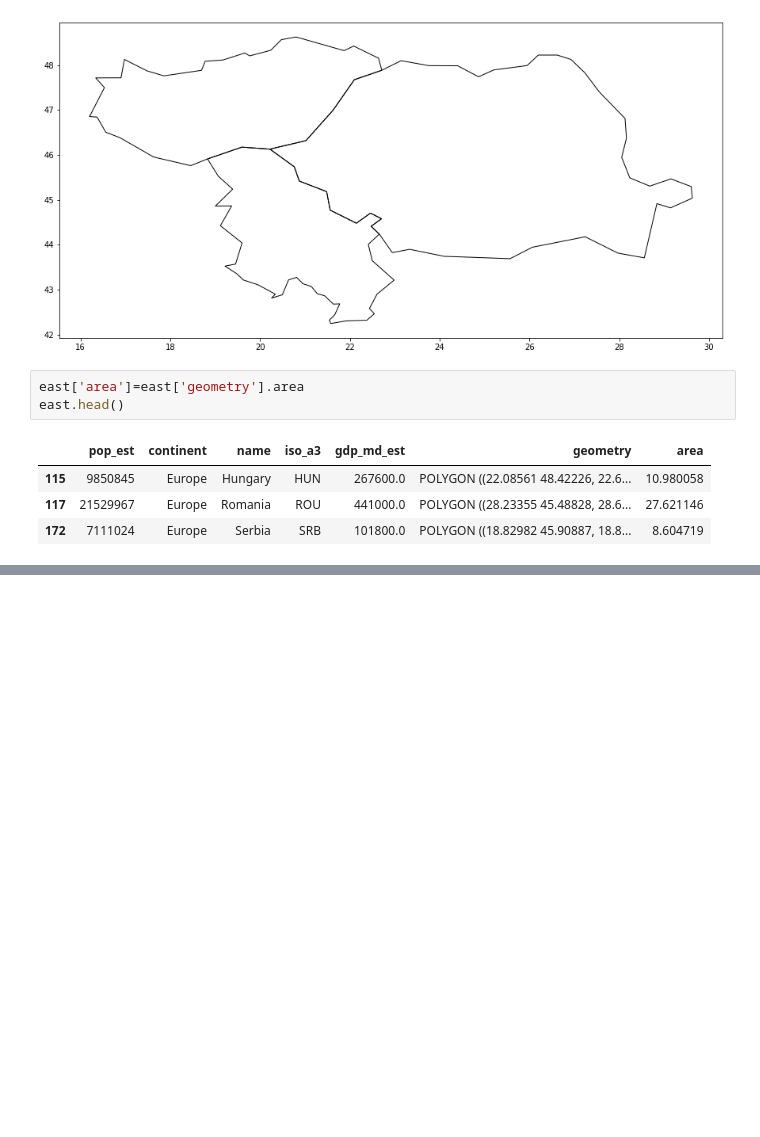
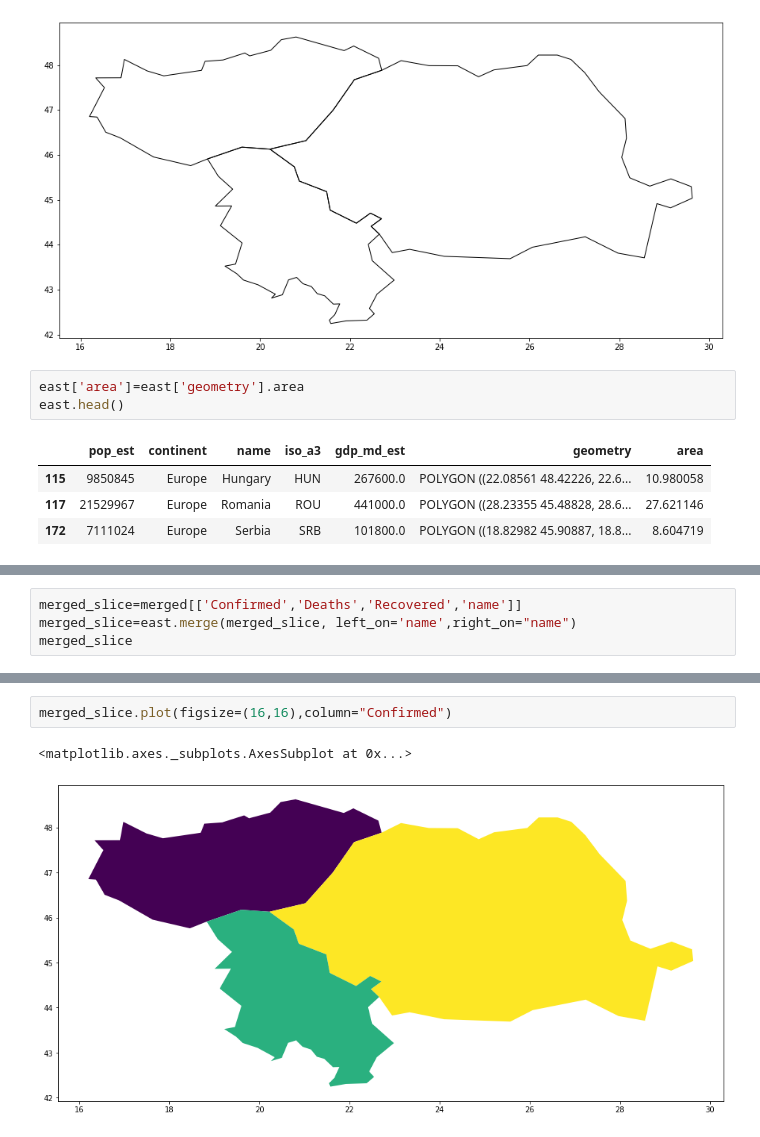
Before and after one commit to mpruna/COVID-19_Interactive, a Jupyter notebook: Analytics_Forecasting/covid_geo_maps.ipynb, the cells around one changed output, grey strips where cells are left out. Cells and saved outputs as stored; diff of their text form; blank space fills up the shorter version.

```diff
--- a/Analytics_Forecasting/covid_geo_maps.ipynb
+++ b/Analytics_Forecasting/covid_geo_maps.ipynb
@@ -152,0 +142,4 @@ east.plot(column='gdp_md_est',ax=ax)
+# %%
+merged_slice=merged[['Confirmed','Deaths','Recovered','name']]
+merged_slice=east.merge(merged_slice, left_on='name',right_on="name")
+merged_slice
@@ -152,0 +151,5 @@ east.plot(column='gdp_md_est',ax=ax)
+# %%
+merged_slice.plot(figsize=(16,16),column="Confirmed")
+# %% [output]
+<matplotlib.axes._subplots.AxesSubplot at 0x...>
+[figure, added]
```
Also changed, not shown: parts of 6 cells of this notebook.
